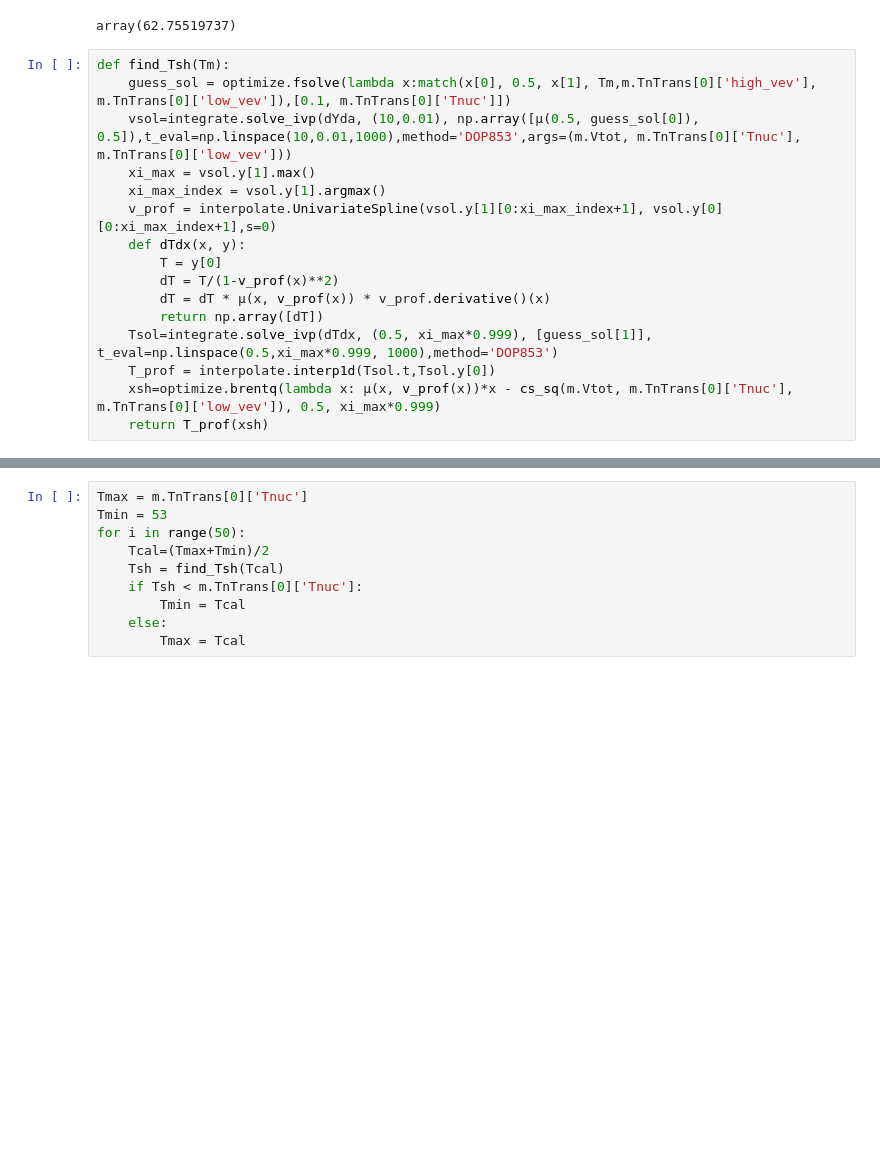
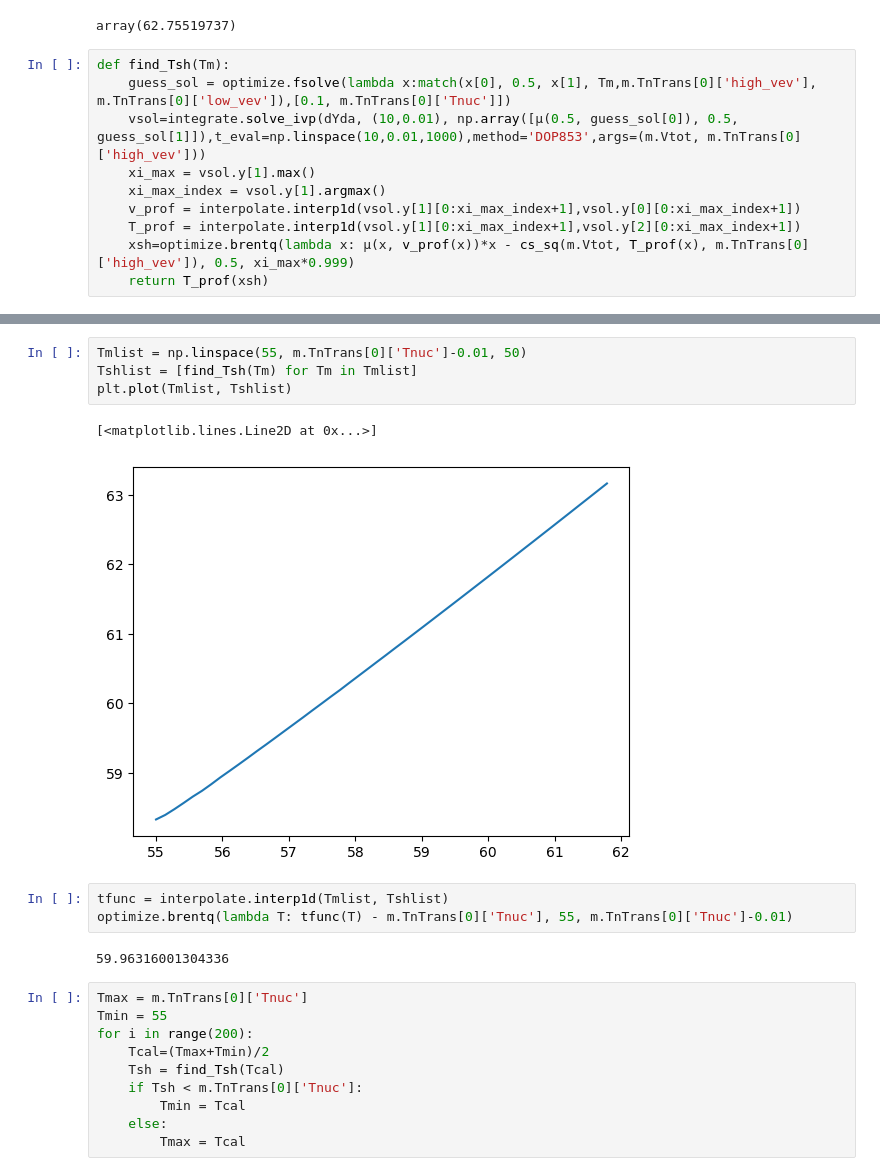
Before and after one commit to quarkquartet/Wall_velocity_LTE, a Jupyter notebook: boundary.ipynb, the cells around one changed output, grey strips where cells are left out. Cells and saved outputs as stored; diff of their text form; blank space fills up the shorter version.

```diff
--- a/boundary.ipynb
+++ b/boundary.ipynb
@@ -229,18 +252,12 @@ array(62.75519737)
 # %%
 def find_Tsh(Tm):
     guess_sol = optimize.fsolve(lambda x:match(x[0], 0.5, x[1], Tm,m.TnTrans[0]['high_vev'], m.TnTrans[0]['low_vev']),[0.1, m.TnTrans[0]['Tnuc']])
-    vsol=integrate.solve_ivp(dYda, (10,0.01), np.array([μ(0.5, guess_sol[0]), 0.5]),t_eval=np.linspace(10,0.01,1000),method='DOP853',args=(m.Vtot, m.TnTrans[0]['Tnuc'], m.TnTrans[0]['low_vev']))
+    vsol=integrate.solve_ivp(dYda, (10,0.01), np.array([μ(0.5, guess_sol[0]), 0.5, guess_sol[1]]),t_eval=np.linspace(10,0.01,1000),method='DOP853',args=(m.Vtot, m.TnTrans[0]['high_vev']))
     xi_max = vsol.y[1].max()
     xi_max_index = vsol.y[1].argmax()
-    v_prof = interpolate.UnivariateSpline(vsol.y[1][0:xi_max_index+1], vsol.y[0][0:xi_max_index+1],s=0)
-    def dTdx(x, y):
-        T = y[0]
-        dT = T/(1-v_prof(x)**2)
-        dT = dT * μ(x, v_prof(x)) * v_prof.derivative()(x)
-        return np.array([dT])
-    Tsol=integrate.solve_ivp(dTdx, (0.5, xi_max*0.999), [guess_sol[1]], t_eval=np.linspace(0.5,xi_max*0.999, 1000),method='DOP853')
-    T_prof = interpolate.interp1d(Tsol.t,Tsol.y[0])
-    xsh=optimize.brentq(lambda x: μ(x, v_prof(x))*x - cs_sq(m.Vtot, m.TnTrans[0]['Tnuc'], m.TnTrans[0]['low_vev']), 0.5, xi_max*0.999)
+    v_prof = interpolate.interp1d(vsol.y[1][0:xi_max_index+1],vsol.y[0][0:xi_max_index+1])
+    T_prof = interpolate.interp1d(vsol.y[1][0:xi_max_index+1],vsol.y[2][0:xi_max_index+1])
+    xsh=optimize.brentq(lambda x: μ(x, v_prof(x))*x - cs_sq(m.Vtot, T_prof(x), m.TnTrans[0]['high_vev']), 0.5, xi_max*0.999)
     return T_prof(xsh)
 # %%
 find_Tsh(55)
@@ -249,7 +266,19 @@ array(59.13735832)
+# %%
+Tmlist = np.linspace(55, m.TnTrans[0]['Tnuc']-0.01, 50)
+Tshlist = [find_Tsh(Tm) for Tm in Tmlist]
+plt.plot(Tmlist, Tshlist)
+# %% [output]
+[<matplotlib.lines.Line2D at 0x...>]
+[figure, added]
+# %%
+tfunc = interpolate.interp1d(Tmlist, Tshlist)
+optimize.brentq(lambda T: tfunc(T) - m.TnTrans[0]['Tnuc'], 55, m.TnTrans[0]['Tnuc']-0.01)
+# %% [output]
+59.96316001304336
 # %%
 Tmax = m.TnTrans[0]['Tnuc']
-Tmin = 53
-for i in range(50):
+Tmin = 55
+for i in range(200):
     Tcal=(Tmax+Tmin)/2
     Tsh = find_Tsh(Tcal)
     if Tsh < m.TnTrans[0]['Tnuc']:
```
Also changed, not shown: parts of 25 cells of this notebook, 24 other files.
